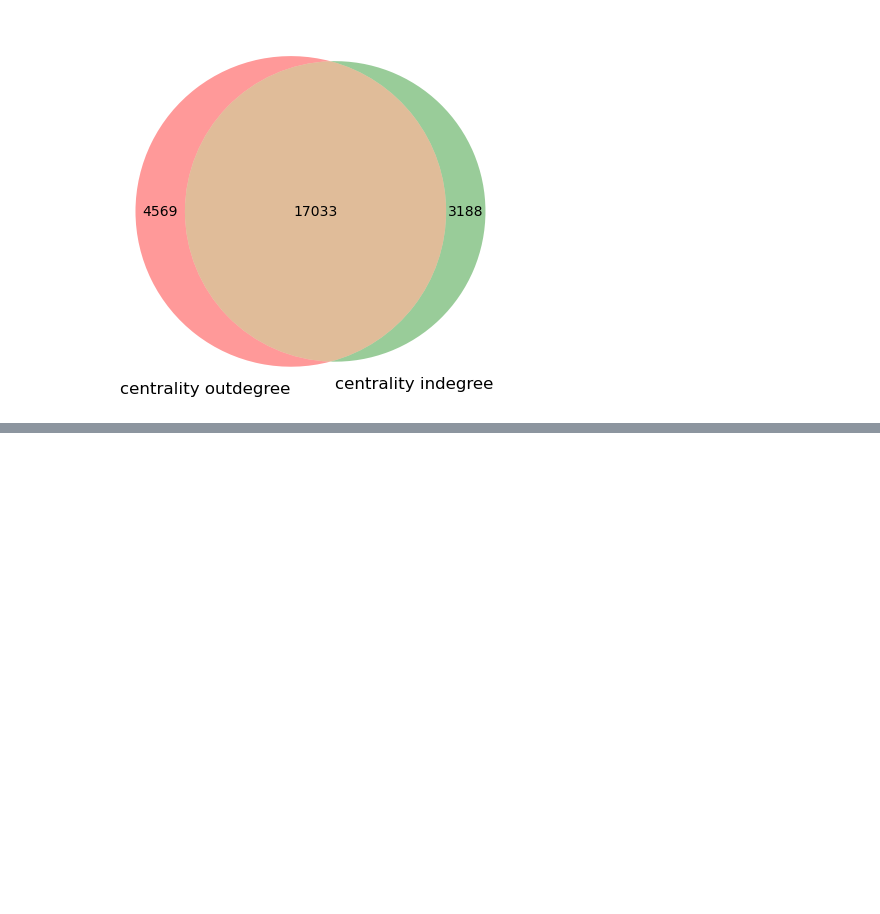
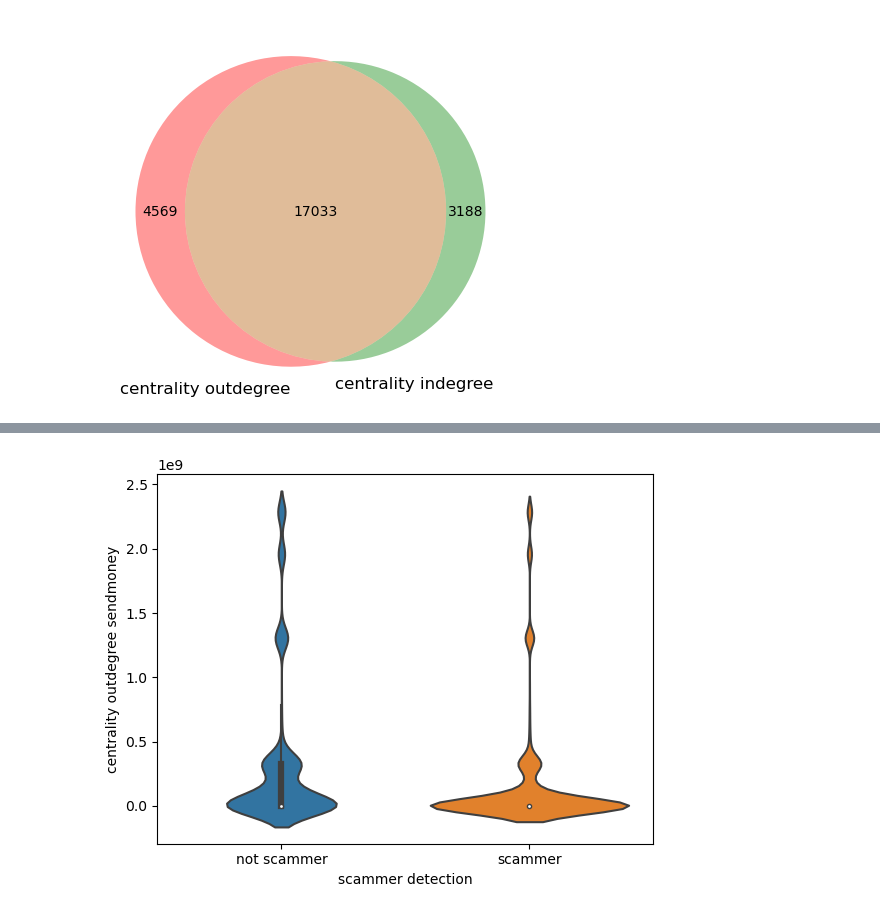
Before and after one commit to C23-FD-1/ml, a Jupyter notebook: EDA.ipynb, the cells around one changed output, grey strips where cells are left out. Cells and saved outputs as stored; diff of their text form; code cells hidden in the pictures; blank space fills up the shorter version.

```diff
--- a/EDA.ipynb
+++ b/EDA.ipynb
@@ -1138,0 +1178,14 @@ plt.show()
+# %%
+sns.violinplot(data=df, x='is_scammer', y='centrality_outdegree_sendmoney')
+
+# mengubah nilai sumbu x
+plt.xticks([0, 1], ['not scammer', 'scammer'])
+
+# mengubah nama sumbu x dan y
+plt.xlabel('scammer detection')
+plt.ylabel('centrality outdegree sendmoney')
+
+# menampilkan plot
+plt.show()
+# %% [output]
+[figure, added]
```
Also changed, not shown: parts of 23 cells of this notebook.
